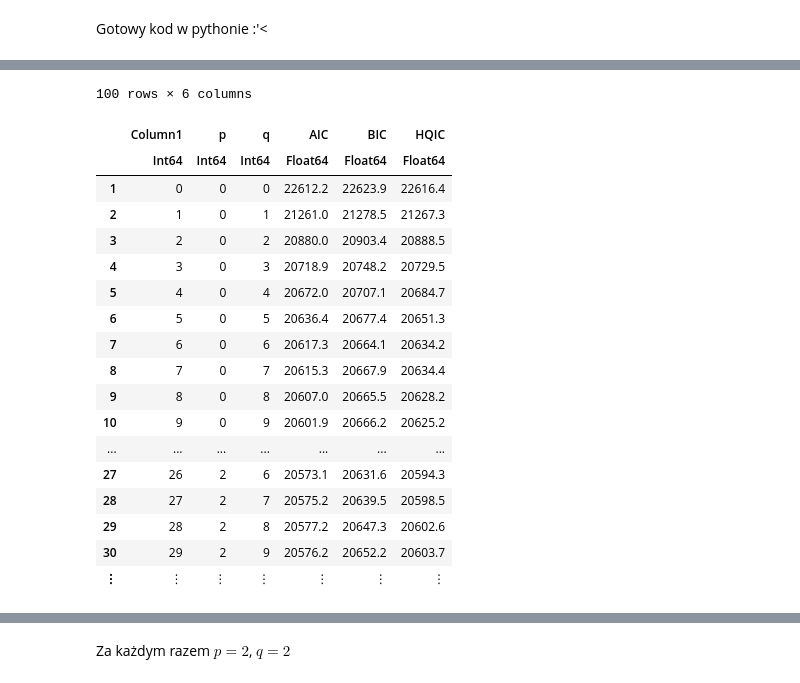
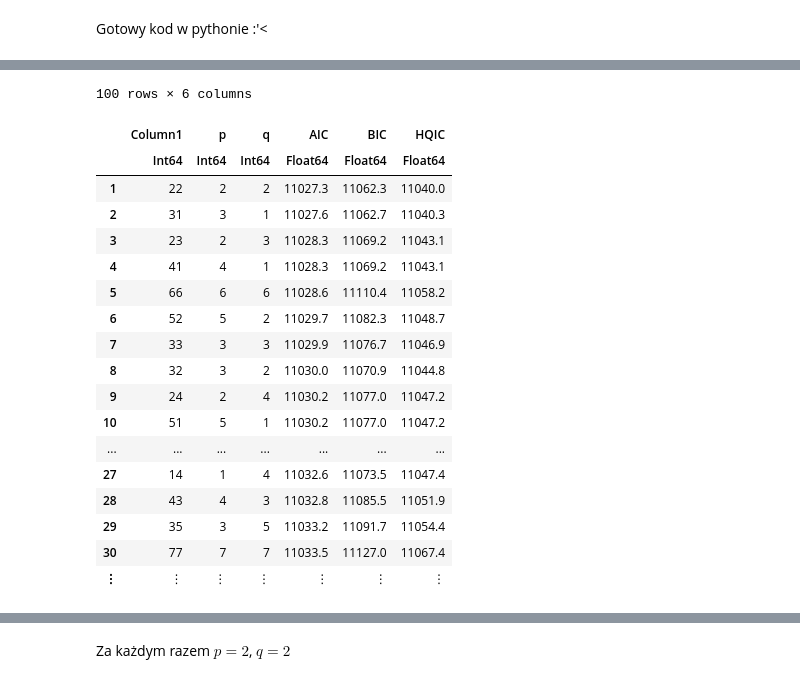
Before and after one commit to KacperBudnik/Kaszcz, a Jupyter notebook: Raport 2/Obliczenia.ipynb, the cells around one changed output, grey strips where cells are left out. Drawn from its saved outputs; the diff is of its cells as text; code cells hidden in the pictures.

```diff
--- a/Raport 2/Obliczenia.ipynb
+++ b/Raport 2/Obliczenia.ipynb
@@ -623,24 +674,24 @@ pq[[23,54],:]
 # %%
-sort(pq,[:p])
+sort(pq,[:AIC])
 # %% [output]
 100 rows × 6 columns
 |  | Column1 | p | q | AIC | BIC | HQIC |
 |  | Int64 | Int64 | Int64 | Float64 | Float64 | Float64 |
-| 1 | 0 | 0 | 0 | 22612.2 | 22623.9 | 22616.4 |
-| 2 | 1 | 0 | 1 | 21261.0 | 21278.5 | 21267.3 |
-| 3 | 2 | 0 | 2 | 20880.0 | 20903.4 | 20888.5 |
-| 4 | 3 | 0 | 3 | 20718.9 | 20748.2 | 20729.5 |
-| 5 | 4 | 0 | 4 | 20672.0 | 20707.1 | 20684.7 |
-| 6 | 5 | 0 | 5 | 20636.4 | 20677.4 | 20651.3 |
-| 7 | 6 | 0 | 6 | 20617.3 | 20664.1 | 20634.2 |
-| 8 | 7 | 0 | 7 | 20615.3 | 20667.9 | 20634.4 |
-| 9 | 8 | 0 | 8 | 20607.0 | 20665.5 | 20628.2 |
-| 10 | 9 | 0 | 9 | 20601.9 | 20666.2 | 20625.2 |
+| 1 | 22 | 2 | 2 | 11027.3 | 11062.3 | 11040.0 |
+| 2 | 31 | 3 | 1 | 11027.6 | 11062.7 | 11040.3 |
+| 3 | 23 | 2 | 3 | 11028.3 | 11069.2 | 11043.1 |
+| 4 | 41 | 4 | 1 | 11028.3 | 11069.2 | 11043.1 |
+| 5 | 66 | 6 | 6 | 11028.6 | 11110.4 | 11058.2 |
+| 6 | 52 | 5 | 2 | 11029.7 | 11082.3 | 11048.7 |
+| 7 | 33 | 3 | 3 | 11029.9 | 11076.7 | 11046.9 |
+| 8 | 32 | 3 | 2 | 11030.0 | 11070.9 | 11044.8 |
+| 9 | 24 | 2 | 4 | 11030.2 | 11077.0 | 11047.2 |
+| 10 | 51 | 5 | 1 | 11030.2 | 11077.0 | 11047.2 |
 | ... | ... | ... | ... | ... | ... | ... |
-| 27 | 26 | 2 | 6 | 20573.1 | 20631.6 | 20594.3 |
-| 28 | 27 | 2 | 7 | 20575.2 | 20639.5 | 20598.5 |
-| 29 | 28 | 2 | 8 | 20577.2 | 20647.3 | 20602.6 |
-| 30 | 29 | 2 | 9 | 20576.2 | 20652.2 | 20603.7 |
+| 27 | 14 | 1 | 4 | 11032.6 | 11073.5 | 11047.4 |
+| 28 | 43 | 4 | 3 | 11032.8 | 11085.5 | 11051.9 |
+| 29 | 35 | 3 | 5 | 11033.2 | 11091.7 | 11054.4 |
+| 30 | 77 | 7 | 7 | 11033.5 | 11127.0 | 11067.4 |
 | ⋮ | ⋮ | ⋮ | ⋮ | ⋮ | ⋮ | ⋮ |
 # %%
 PQ=zeros(5,5,3);
```
Also changed, not shown: parts of 23 cells of this notebook, 7 other files.
